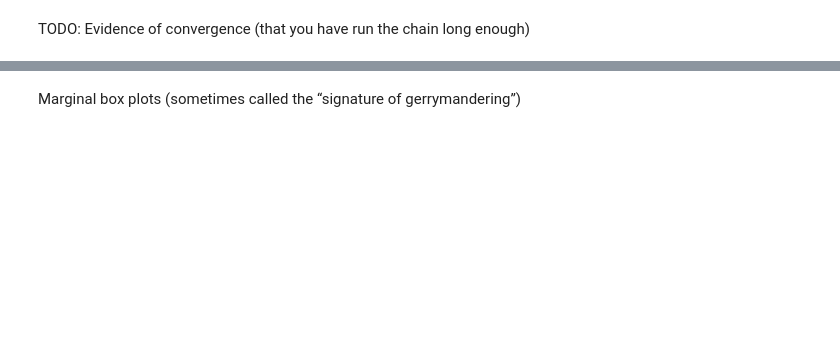
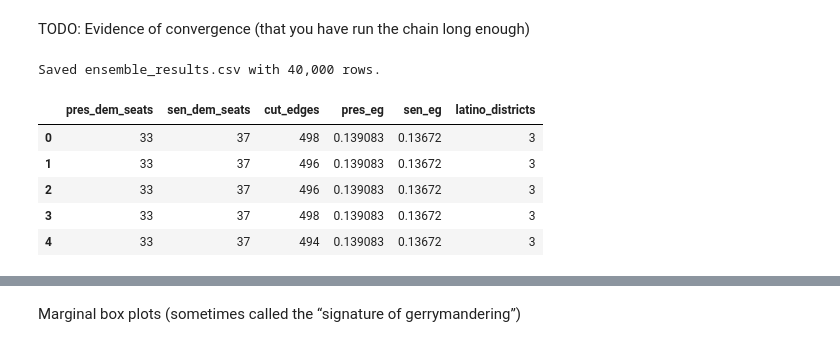
Before and after one commit to TianqiMin8/CS464FinalProject, a Jupyter notebook: FinalProjectChain.ipynb, the cells around one changed output, grey strips where cells are left out. Cells and saved outputs as stored; diff of their text form; code cells hidden in the pictures; blank space fills up the shorter version.

```diff
--- a/FinalProjectChain.ipynb
+++ b/FinalProjectChain.ipynb
@@ -146,43 +194,59 @@ initial_partition = Partition(
 # %% [markdown]
 TODO: Evidence of convergence (that you have run the chain long enough)
 # %%
-pres_dem_seats = []
-sen_dem_seats = []
-cutedge_ensemble = []
-pres_eg_scores = []
-sen_eg_scores = []
-latino_districts_ensemble = []
 
 population_constraint = constraints.within_percent_of_ideal_population(
     initial_partition,
     pop_tolerance
 )
 
 our_random_walk = MarkovChain(
     proposal = rw_proposal,
     constraints = [population_constraint], # Could add additional constraints here
     accept = always_accept, # Accept every proposed plan that meets the population constraints
     initial_state = initial_partition,
     total_steps = 40000)
 
+rows = []
 
 with warnings.catch_warnings():
     warnings.simplefilter("ignore")
     for part in our_random_walk:
-        cutedge_ensemble.append(len(part["cut_edges"]))
-
-        pres_dem_seats.append(part["Pres20"].wins("Dem"))
-        sen_dem_seats.append(part["Sen20"].wins("Dem"))
-
-        pres_eg_scores.append(part["eff_gap_pres"])
-        sen_eg_scores.append(part["eff_gap_sen"])
-
         num_lat_majority = 0
         for dist in part["HVAP"]:
             if part["VAP"][dist] > 0:
                 hvap_share = part["HVAP"][dist] / part["VAP"][dist]
                 if hvap_share >= 0.5:
                     num_lat_majority += 1
 
-        latino_districts_ensemble.append(num_lat_majority)
+        rows.append({
+            "pres_dem_seats":   part["Pres20"].wins("Dem"),
+            "sen_dem_seats":    part["Sen20"].wins("Dem"),
+            "cut_edges":        len(part["cut_edges"]),
+            "pres_eg":          part["eff_gap_pres"],
+            "sen_eg":           part["eff_gap_sen"],
+            "latino_districts": num_lat_majority,
+        })
+
+ensemble_df = pd.DataFrame(rows)
+ensemble_df.to_csv("ensemble_results.csv", index=False)
+
+# expose the ensemble columns as lists so the histogram cell below
+pres_dem_seats            = ensemble_df["pres_dem_seats"].tolist()
+sen_dem_seats             = ensemble_df["sen_dem_seats"].tolist()
+cutedge_ensemble          = ensemble_df["cut_edges"].tolist()
+pres_eg_scores            = ensemble_df["pres_eg"].tolist()
+sen_eg_scores             = ensemble_df["sen_eg"].tolist()
+latino_districts_ensemble = ensemble_df["latino_districts"].tolist()
+
+print(f"Saved ensemble_results.csv with {len(ensemble_df):,} rows.")
+ensemble_df.head()
+# %% [output]
+Saved ensemble_results.csv with 40,000 rows.
+|  | pres_dem_seats | sen_dem_seats | cut_edges | pres_eg | sen_eg | latino_districts |
+| 0 | 33 | 37 | 498 | 0.139083 | 0.13672 | 3 |
+| 1 | 33 | 37 | 496 | 0.139083 | 0.13672 | 3 |
+| 2 | 33 | 37 | 496 | 0.139083 | 0.13672 | 3 |
+| 3 | 33 | 37 | 498 | 0.139083 | 0.13672 | 3 |
+| 4 | 33 | 37 | 494 | 0.139083 | 0.13672 | 3 |
 # %%
```
Also changed, not shown: parts of 9 cells of this notebook.
